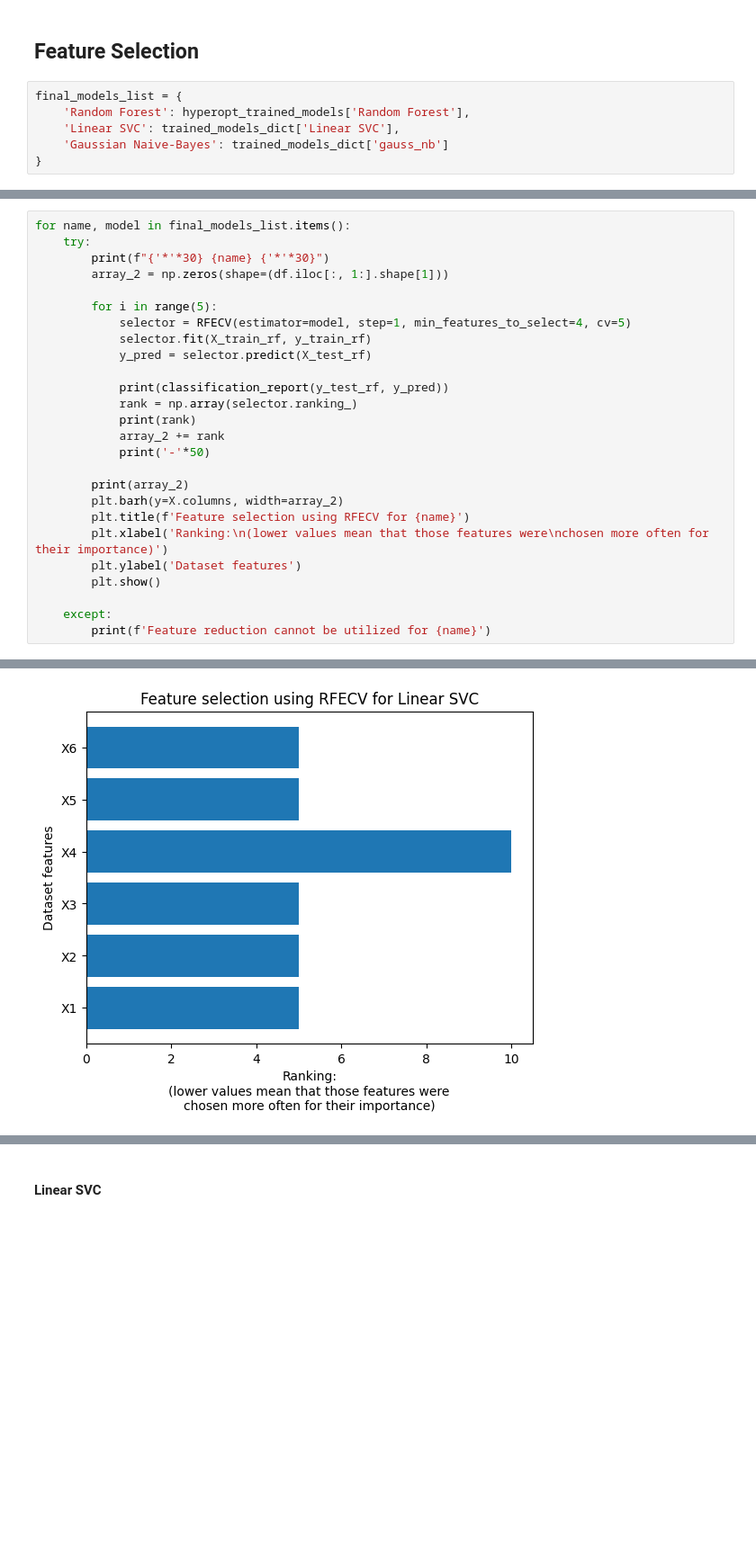
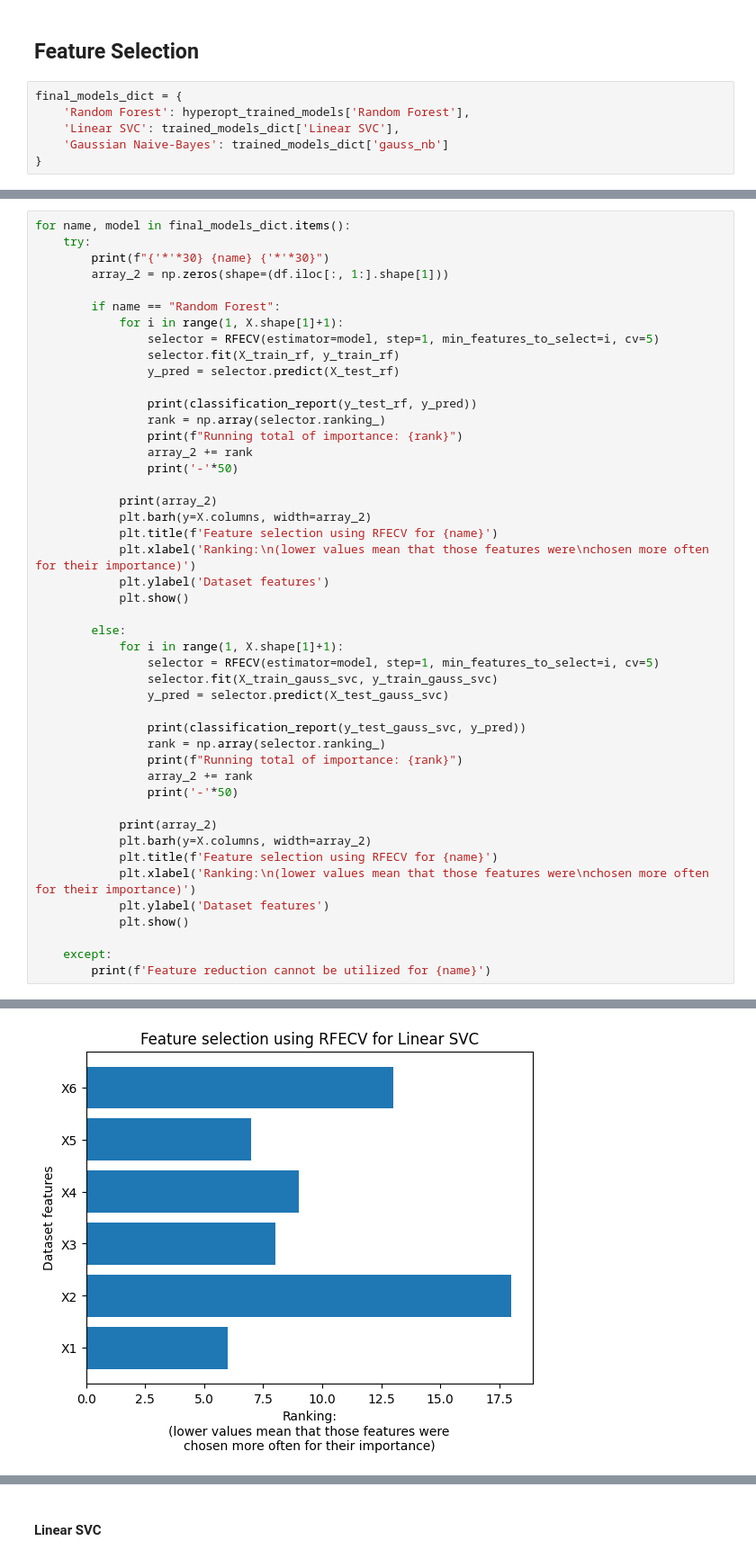
Before and after one commit to SmittyB00p/yAwe0UFmtLBhlMeG, a Jupyter notebook: models.ipynb, the cells around one changed output, grey strips where cells are left out. Shown: that part at 90% size. Drawn from its saved outputs; the diff is of its cells as text; blank space fills up the shorter version.

```diff
--- a/models.ipynb
+++ b/models.ipynb
@@ -679,7 +690,7 @@ As of now, the models that are performing the best are the hyperparameter-tuned
 # %% [markdown]
 ## Feature Selection
 # %%
-final_models_list = {
+final_models_dict = {
     'Random Forest': hyperopt_trained_models['Random Forest'],
     'Linear SVC': trained_models_dict['Linear SVC'],
     'Gaussian Naive-Bayes': trained_models_dict['gauss_nb']
@@ -783,28 +830,48 @@ Final array of feature ranking values for Linear SVC: [15. 15. 15. 30. 15. 20.]
 ****************************** Gaussian Naive-Bayes ******************************
 Feature reduction cannot be utilized for Gaussian Naive-Bayes
 # %%
-for name, model in final_models_list.items():
+for name, model in final_models_dict.items():
     try:
         print(f"{'*'*30} {name} {'*'*30}")
         array_2 = np.zeros(shape=(df.iloc[:, 1:].shape[1]))
 
-        for i in range(5):
-            selector = RFECV(estimator=model, step=1, min_features_to_select=4, cv=5)
-            selector.fit(X_train_rf, y_train_rf)
-            y_pred = selector.predict(X_test_rf)
+        if name == "Random Forest":
+            for i in range(1, X.shape[1]+1):
+                selector = RFECV(estimator=model, step=1, min_features_to_select=i, cv=5)
+                selector.fit(X_train_rf, y_train_rf)
+                y_pred = selector.predict(X_test_rf)
 
-            print(classification_report(y_test_rf, y_pred))
-            rank = np.array(selector.ranking_)
-            print(rank)
-            array_2 += rank
-            print('-'*50)
+                print(classification_report(y_test_rf, y_pred))
+                rank = np.array(selector.ranking_)
+                print(f"Running total of importance: {rank}")
+                array_2 += rank
+                print('-'*50)
 
-        print(array_2)
-        plt.barh(y=X.columns, width=array_2)
-        plt.title(f'Feature selection using RFECV for {name}')
-        plt.xlabel('Ranking:\n(lower values mean that those features were\nchosen more often for their importance)')
-        plt.ylabel('Dataset features')
-        plt.show()
+            print(array_2)
+            plt.barh(y=X.columns, width=array_2)
+            plt.title(f'Feature selection using RFECV for {name}')
+            plt.xlabel('Ranking:\n(lower values mean that those features were\nchosen more often for their importance)')
+            plt.ylabel('Dataset features')
+            plt.show()
+
+        else:
+            for i in range(1, X.shape[1]+1):
+                selector = RFECV(estimator=model, step=1, min_features_to_select=i, cv=5)
+                selector.fit(X_train_gauss_svc, y_train_gauss_svc)
+                y_pred = selector.predict(X_test_gauss_svc)
+
+                print(classification_report(y_test_gauss_svc, y_pred))
+                rank = np.array(selector.ranking_)
+                print(f"Running total of importance: {rank}")
+                array_2 += rank
+                print('-'*50)
+
+            print(array_2)
+            plt.barh(y=X.columns, width=array_2)
+            plt.title(f'Feature selection using RFECV for {name}')
+            plt.xlabel('Ranking:\n(lower values mean that those features were\nchosen more often for their importance)')
+            plt.ylabel('Dataset features')
+            plt.show()
 
     except:
         print(f'Feature reduction cannot be utilized for {name}')
@@ -847,4 +914,4 @@ weighted avg       0.67      0.65      0.63        26
-[figure, old version]
+[figure, new version]
 ****************************** Gaussian Naive-Bayes ******************************
 Feature reduction cannot be utilized for Gaussian Naive-Bayes
 # %% [markdown]
```
Also changed, not shown: parts of 43 cells of this notebook, 1 other file.
